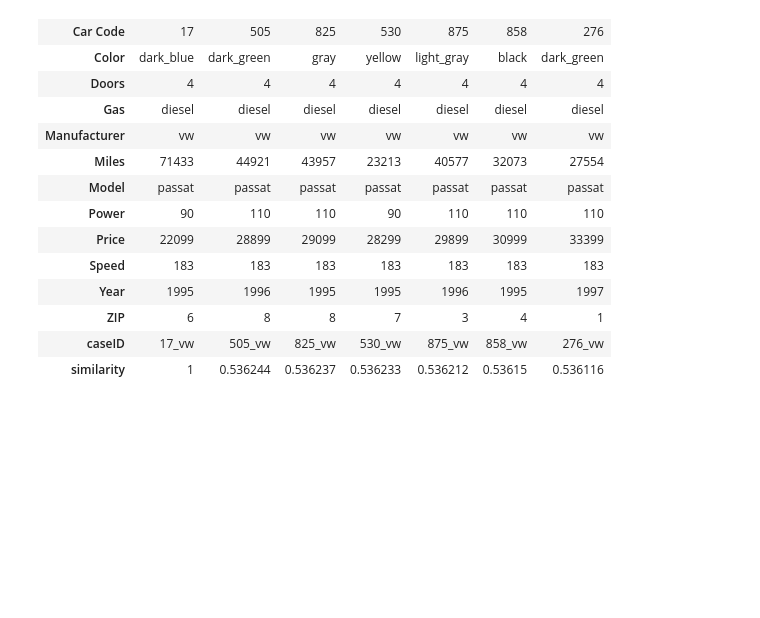
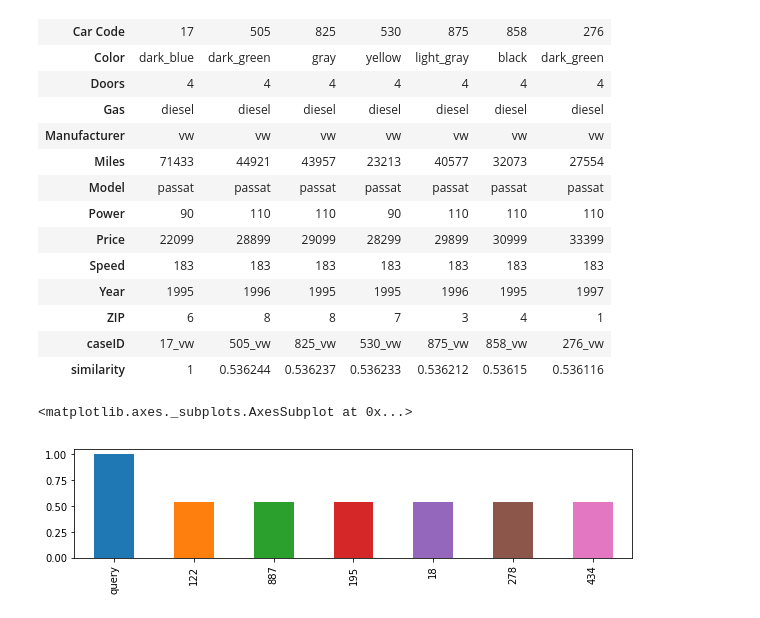
Before and after one commit to ntnu-ai-lab/mycbr-sample-python, a Jupyter notebook: QueryMyCBR.ipynb, the cells around one changed output. Cells and saved outputs as stored; diff of their text form; code cells hidden in the pictures; blank space fills up the shorter version.

```diff
--- a/QueryMyCBR.ipynb
+++ b/QueryMyCBR.ipynb
@@ -278,7 +278,8 @@ plot_heatmap(ssm, 10)
 #define a list of cases
 caseList = ['505_vw', '825_vw', '530_vw', '875_vw', '858_vw', '276_vw']
 # compare them with a query
-compare_cases('17_vw', caseList)
+comparison = compare_cases('17_vw', caseList)
+comparison
 # %% [output]
 |  | query | 122 | 887 | 195 | 18 | 278 | 434 |
 | Body | sedan | sedan | sedan | sedan | sedan | sedan | sedan |
@@ -297,3 +298,9 @@ compare_cases('17_vw', caseList)
 | ZIP | 6 | 8 | 8 | 7 | 3 | 4 | 1 |
 | caseID | 17_vw | 505_vw | 825_vw | 530_vw | 875_vw | 858_vw | 276_vw |
 | similarity | 1 | 0.536244 | 0.536237 | 0.536233 | 0.536212 | 0.53615 | 0.536116 |
+# %%
+plt.rcParams["figure.figsize"] = (10, 2)
+comparison.T.similarity.plot(kind='bar')
+# %% [output]
+<matplotlib.axes._subplots.AxesSubplot at 0x...>
+[figure, added]
```
Also changed, not shown: parts of 1 cell of this notebook.
